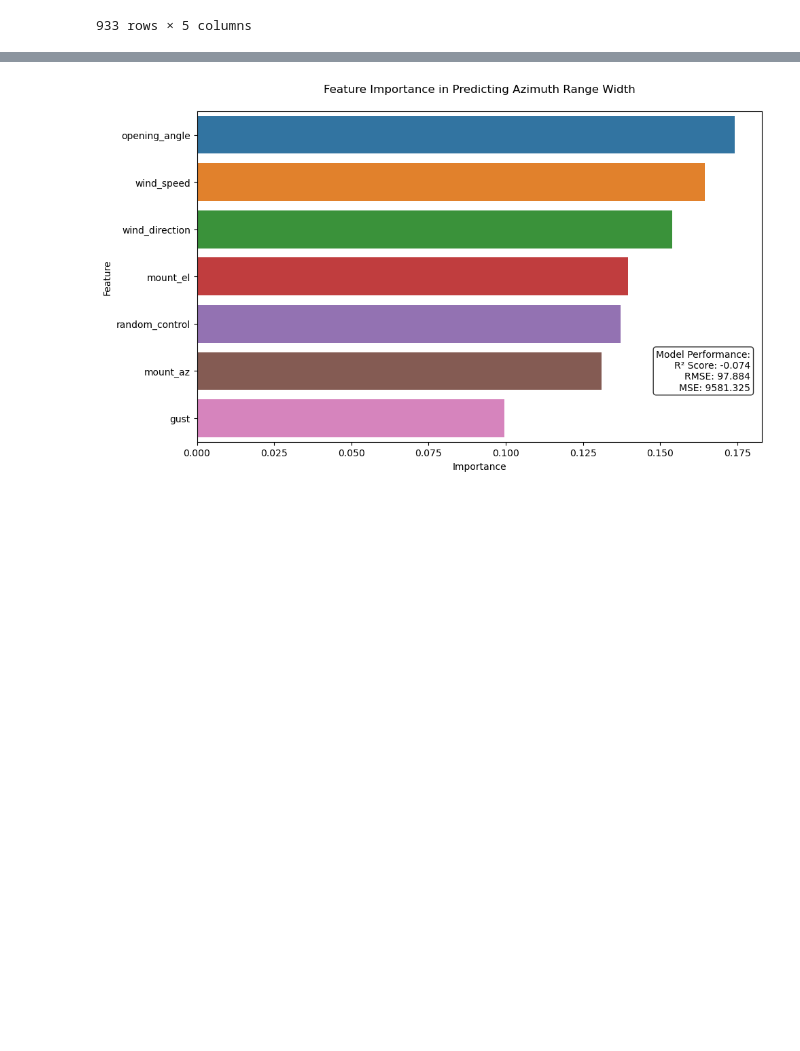
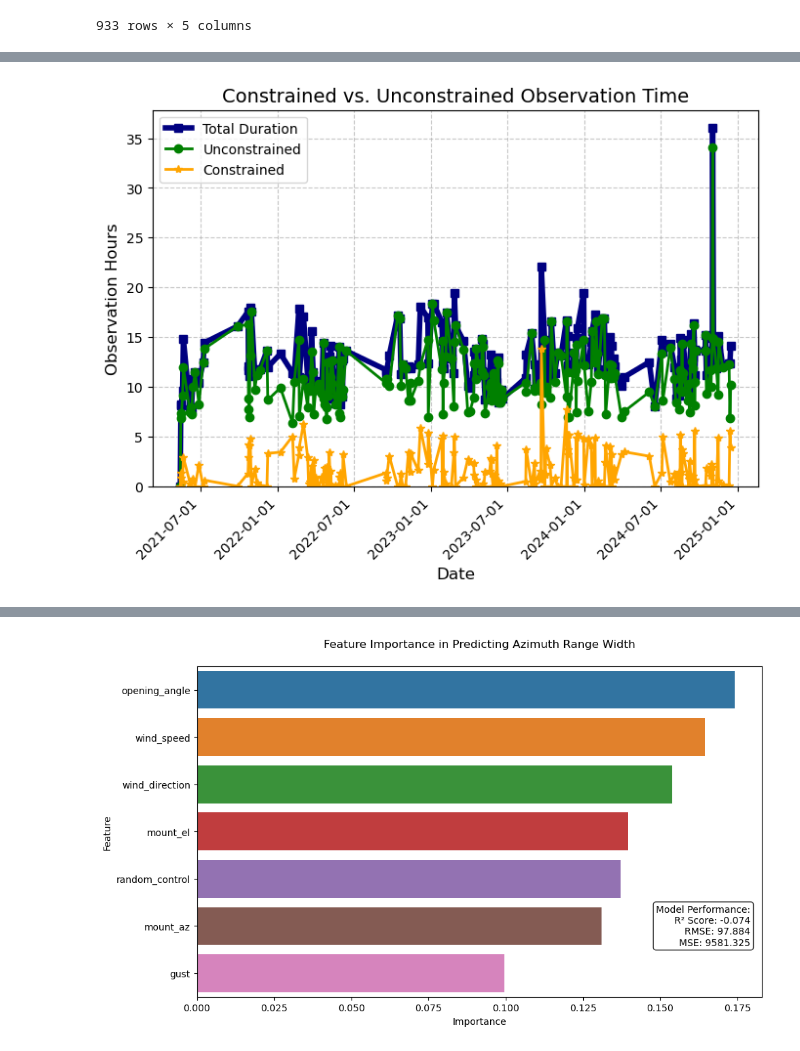
Before and after one commit to forero/wind_effects, a Jupyter notebook: explore_wind_constraints.ipynb, the cells around one changed output, grey strips where cells are left out. Cells and saved outputs as stored; diff of their text form; code cells hidden in the pictures; blank space fills up the shorter version.

```diff
--- a/explore_wind_constraints.ipynb
+++ b/explore_wind_constraints.ipynb
@@ -61,0 +374,3 @@ exposure_table
+# %%
+observation_analysis = compute_observation_constraints(constraints_table)
+print_constraint_time_analysis(observation_analysis)
@@ -62,3 +481,7 @@ exposure_table
+# %%
+plot_constraint_hours_timeline(observation_analysis, output_file='constraint_timeline.jpg')
+# %% [output]
+[figure, added]
 # %%
 import pandas as pd
 import numpy as np
```
Also changed, not shown: parts of 11 cells of this notebook.
